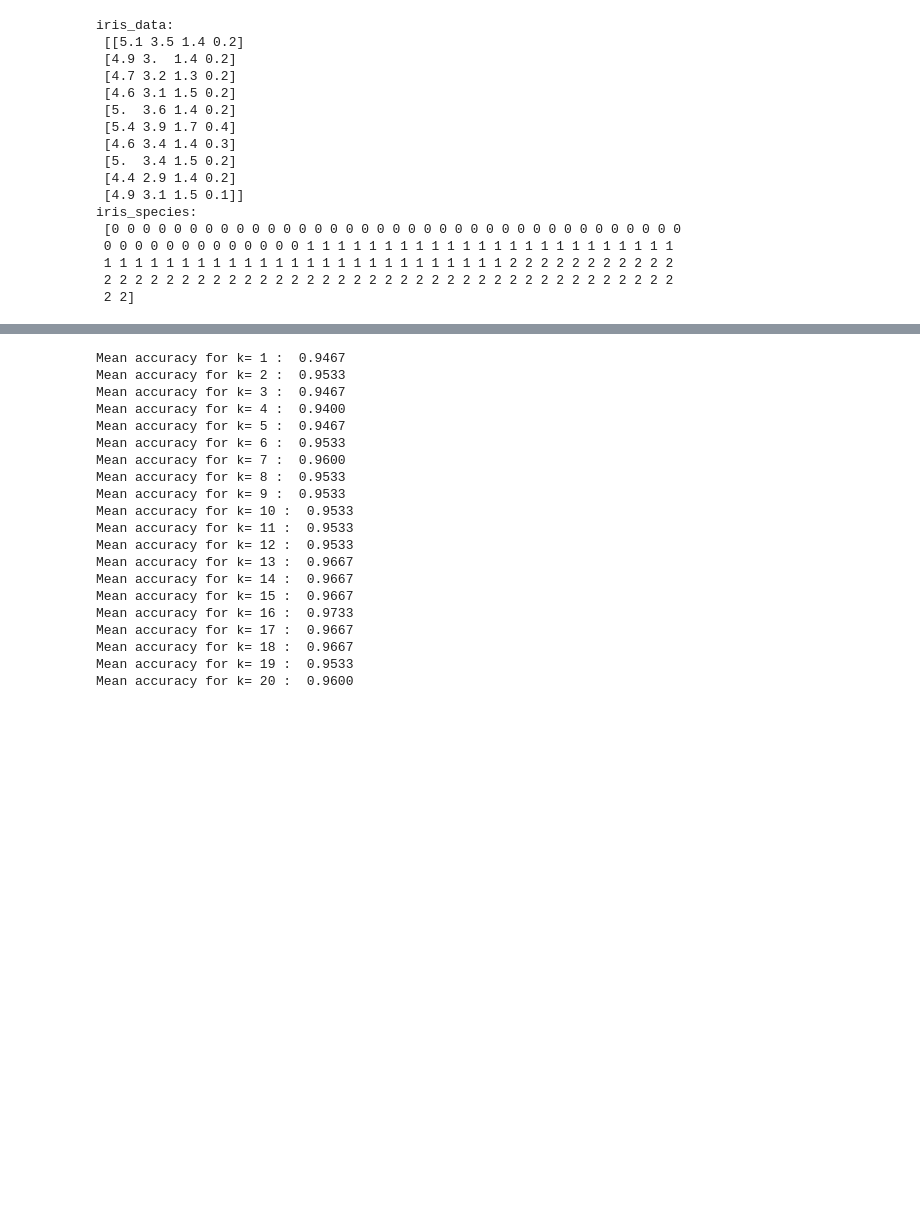
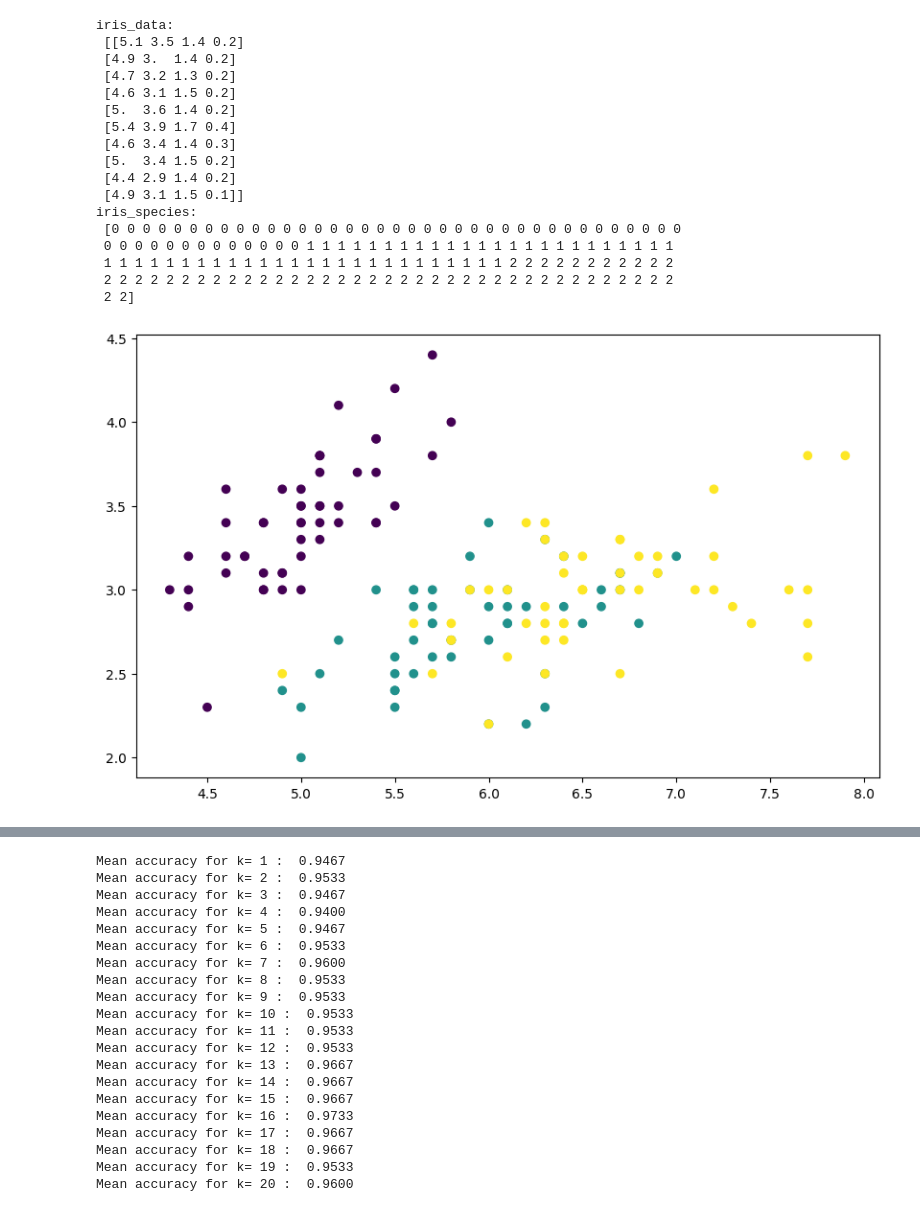
Before and after one commit to LiamQuinlan/cs339_Knn, a Jupyter notebook: knn.ipynb, the cells around one changed output, grey strips where cells are left out. Cells and saved outputs as stored; diff of their text form; code cells hidden in the pictures; blank space fills up the shorter version.

Commit message:
killer graphic

```diff
--- a/knn.ipynb
+++ b/knn.ipynb
@@ -37,6 +37,15 @@ iris_species:
  1 1 1 1 1 1 1 1 1 1 1 1 1 1 1 1 1 1 1 1 1 1 1 1 1 1 2 2 2 2 2 2 2 2 2 2 2
  2 2 2 2 2 2 2 2 2 2 2 2 2 2 2 2 2 2 2 2 2 2 2 2 2 2 2 2 2 2 2 2 2 2 2 2 2
  2 2]
+# %%
+x = [row[0] for row in iris_data]
+y = [row[1] for row in iris_data]
+
+plt.figure(figsize=(10, 6))
+plt.scatter(x, y, c=iris_species, cmap='viridis')
+plt.show()
+# %% [output]
+[figure, added]
 # %%
 # Normalize data
 scaler = StandardScaler()
```
Also changed, not shown: parts of 1 cell of this notebook.
